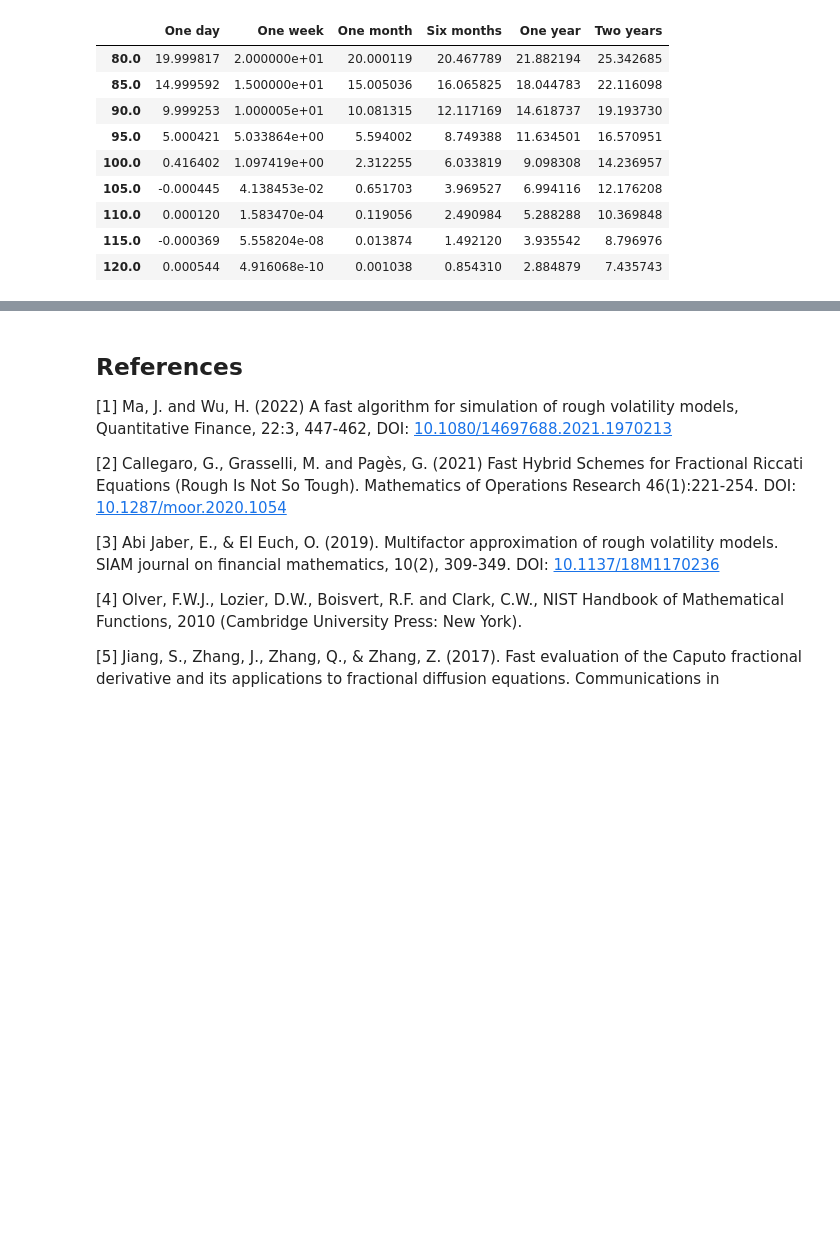
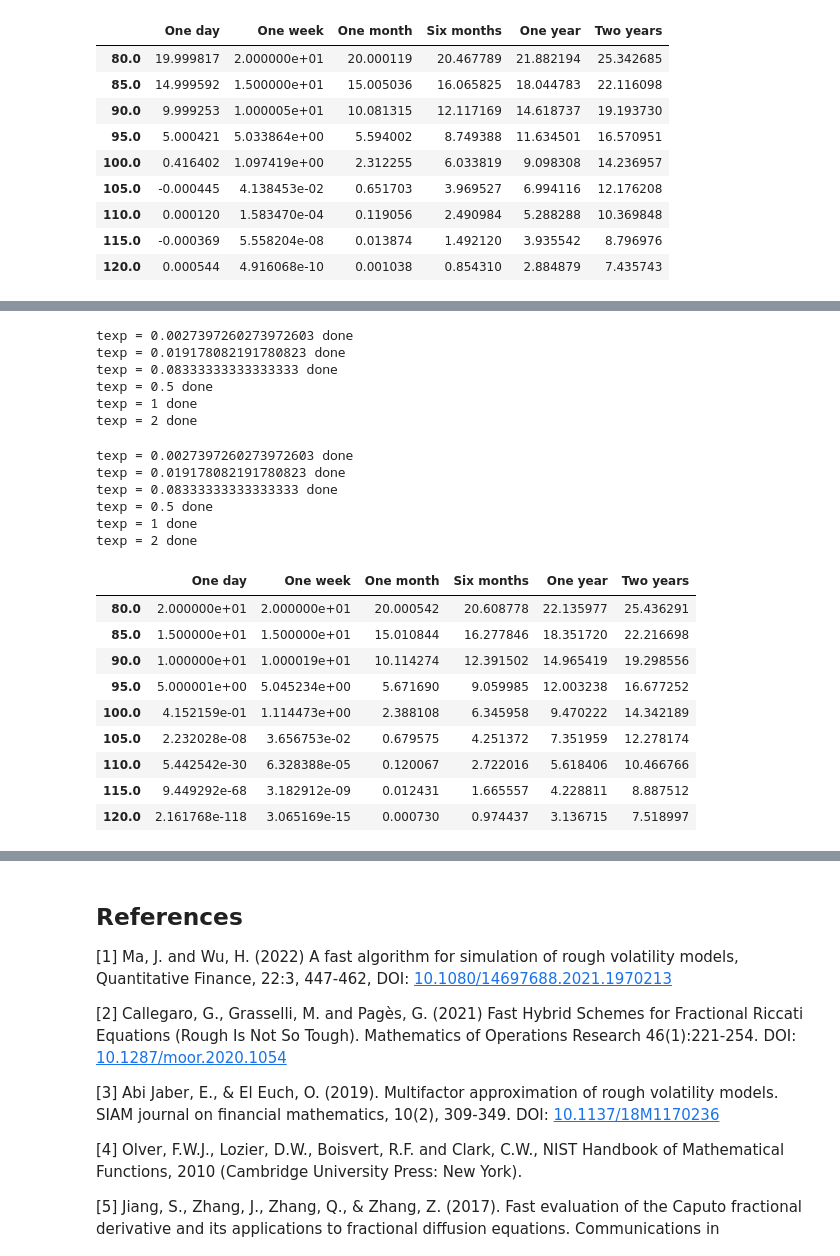
Before and after one commit to RickChauYanChak/PHBS_ASP_2023, a Jupyter notebook: Final Project/ASP_final_project.ipynb, the cells around one changed output, grey strips where cells are left out. Saved outputs shown, nothing was run; the diff lists cells and outputs as text; code cells hidden in the pictures; blank space fills up the shorter version.

```diff
--- a/Final Project/ASP_final_project.ipynb
+++ b/Final Project/ASP_final_project.ipynb
@@ -652,0 +760,31 @@ prices_reg_heston_df
+# %%
+prices_038_EM_CMC_cv_df = generate_prices(0.38, 'MEM', cond=True, correct_fwd=True)
+# %% [output]
+texp = 0.0027397260273972603 done
+texp = 0.019178082191780823 done
+texp = 0.08333333333333333 done
+texp = 0.5 done
+texp = 1 done
+texp = 2 done
+# %%
+prices_038_Fast_CMC_cv_df = generate_prices(0.38, 'Fast', cond=True, correct_fwd=True)
+# %% [output]
+texp = 0.0027397260273972603 done
+texp = 0.019178082191780823 done
+texp = 0.08333333333333333 done
+texp = 0.5 done
+texp = 1 done
+texp = 2 done
+# %%
+prices_038_EM_CMC_cv_df
+# %% [output]
+|  | One day | One week | One month | Six months | One year | Two years |
+| 80.0 | 2.000000e+01 | 2.000000e+01 | 20.000542 | 20.608778 | 22.135977 | 25.436291 |
+| 85.0 | 1.500000e+01 | 1.500000e+01 | 15.010844 | 16.277846 | 18.351720 | 22.216698 |
+| 90.0 | 1.000000e+01 | 1.000019e+01 | 10.114274 | 12.391502 | 14.965419 | 19.298556 |
+| 95.0 | 5.000001e+00 | 5.045234e+00 | 5.671690 | 9.059985 | 12.003238 | 16.677252 |
+| 100.0 | 4.152159e-01 | 1.114473e+00 | 2.388108 | 6.345958 | 9.470222 | 14.342189 |
+| 105.0 | 2.232028e-08 | 3.656753e-02 | 0.679575 | 4.251372 | 7.351959 | 12.278174 |
+| 110.0 | 5.442542e-30 | 6.328388e-05 | 0.120067 | 2.722016 | 5.618406 | 10.466766 |
+| 115.0 | 9.449292e-68 | 3.182912e-09 | 0.012431 | 1.665557 | 4.228811 | 8.887512 |
+| 120.0 | 2.161768e-118 | 3.065169e-15 | 0.000730 | 0.974437 | 3.136715 | 7.518997 |
```
Also changed, not shown: parts of 15 cells of this notebook.
